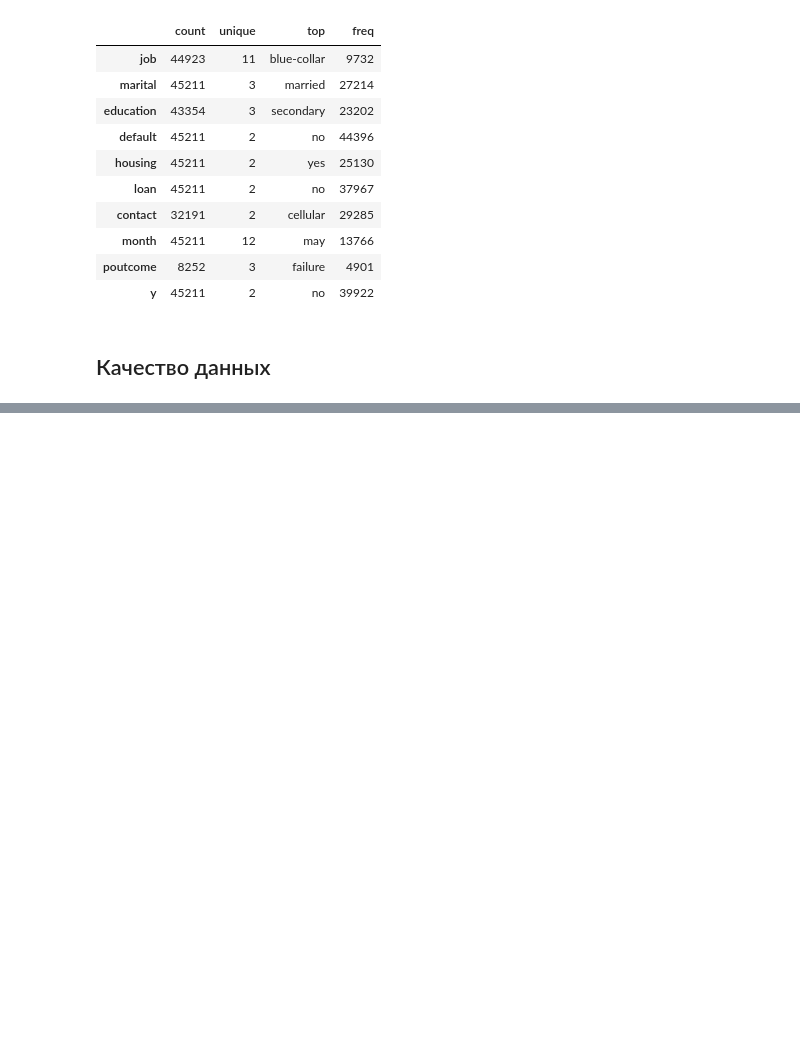
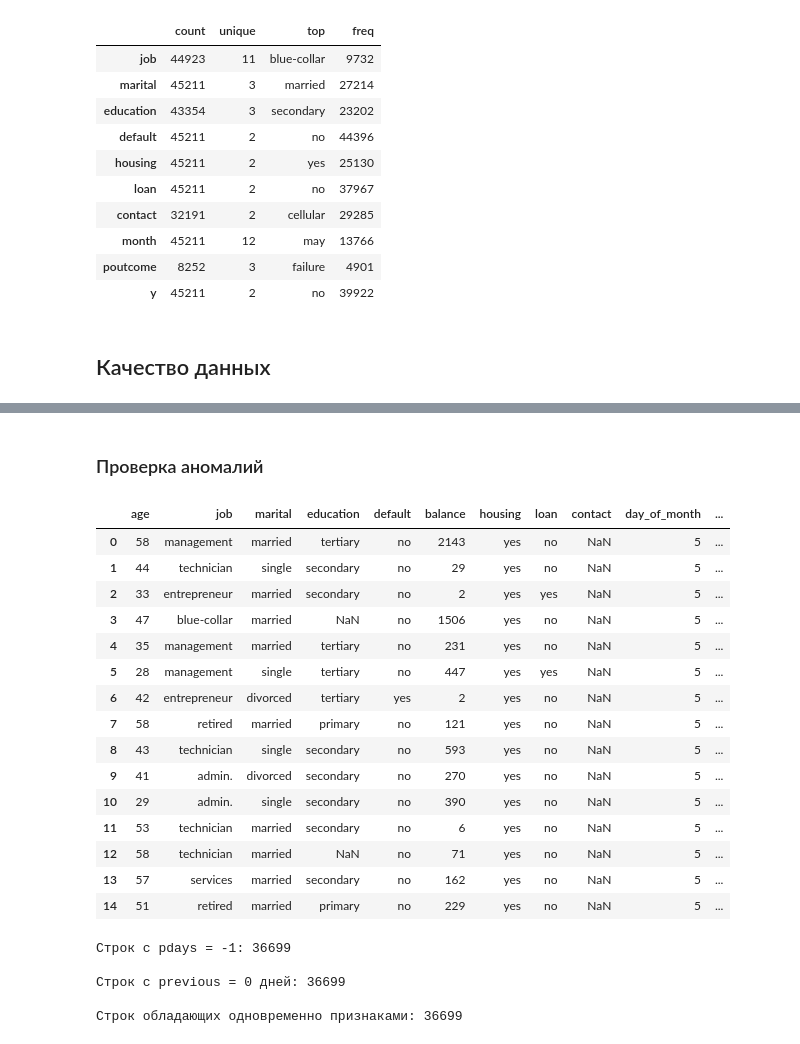
Before and after one commit to RafaelPozoyan/UrFU_project, a Jupyter notebook: practicum.ipynb, the cells around one changed output, grey strips where cells are left out. Cells and saved outputs as stored; diff of their text form; code cells hidden in the pictures; blank space fills up the shorter version.

```diff
--- a/practicum.ipynb
+++ b/practicum.ipynb
@@ -264,0 +401,29 @@ df.describe(include=['category']).T
+# %% [markdown]
+### Проверка аномалий
+# %%
+display(df[(df['pdays'] == -1) & (df['previous'] == 0)].head(15))
+print(f"\nСтрок с pdays = -1: {len(df[df['pdays'] == -1])}")
+print(f"\nСтрок с previous = 0 дней: {len(df[df['previous'] == 0])}")
+print(f"\nСтрок обладающих одновременно признаками: {len(df[(df['pdays'] == -1) & (df['previous'] == 0)])}")
+# %% [output]
+|  | age | job | marital | education | default | balance | housing | loan | contact | day_of_month | ... |
+| 0 | 58 | management | married | tertiary | no | 2143 | yes | no | NaN | 5 | ... |
+| 1 | 44 | technician | single | secondary | no | 29 | yes | no | NaN | 5 | ... |
+| 2 | 33 | entrepreneur | married | secondary | no | 2 | yes | yes | NaN | 5 | ... |
+| 3 | 47 | blue-collar | married | NaN | no | 1506 | yes | no | NaN | 5 | ... |
+| 4 | 35 | management | married | tertiary | no | 231 | yes | no | NaN | 5 | ... |
+| 5 | 28 | management | single | tertiary | no | 447 | yes | yes | NaN | 5 | ... |
+| 6 | 42 | entrepreneur | divorced | tertiary | yes | 2 | yes | no | NaN | 5 | ... |
+| 7 | 58 | retired | married | primary | no | 121 | yes | no | NaN | 5 | ... |
+| 8 | 43 | technician | single | secondary | no | 593 | yes | no | NaN | 5 | ... |
+| 9 | 41 | admin. | divorced | secondary | no | 270 | yes | no | NaN | 5 | ... |
+| 10 | 29 | admin. | single | secondary | no | 390 | yes | no | NaN | 5 | ... |
+| 11 | 53 | technician | married | secondary | no | 6 | yes | no | NaN | 5 | ... |
+| 12 | 58 | technician | married | NaN | no | 71 | yes | no | NaN | 5 | ... |
+| 13 | 57 | services | married | secondary | no | 162 | yes | no | NaN | 5 | ... |
+| 14 | 51 | retired | married | primary | no | 229 | yes | no | NaN | 5 | ... |
+Строк с pdays = -1: 36699
+
+Строк с previous = 0 дней: 36699
+
+Строк обладающих одновременно признаками: 36699
```
Also changed, not shown: parts of 16 cells of this notebook.
